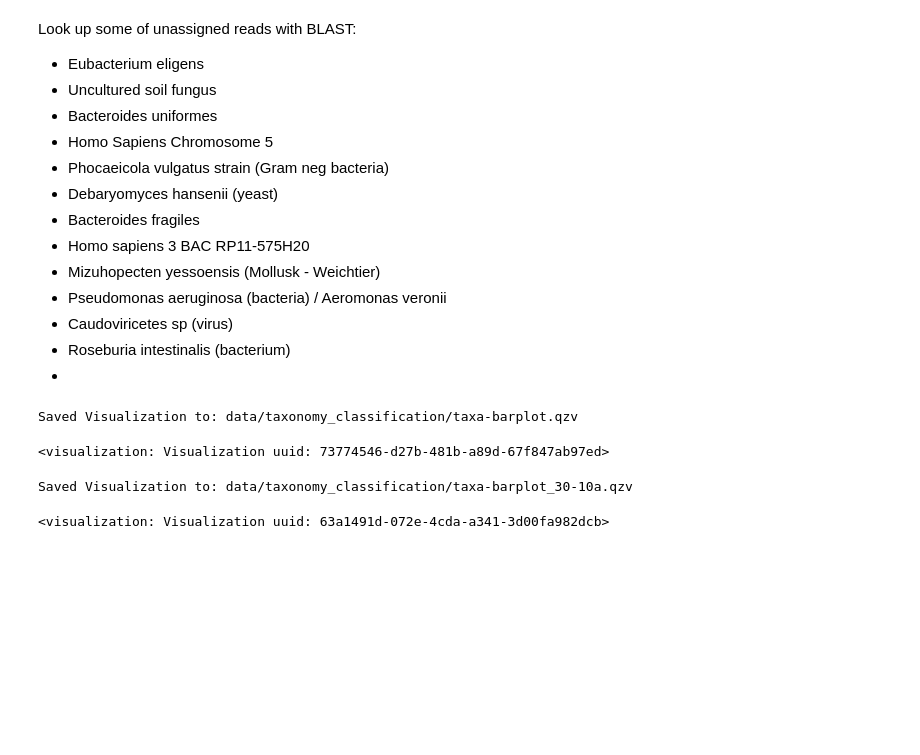
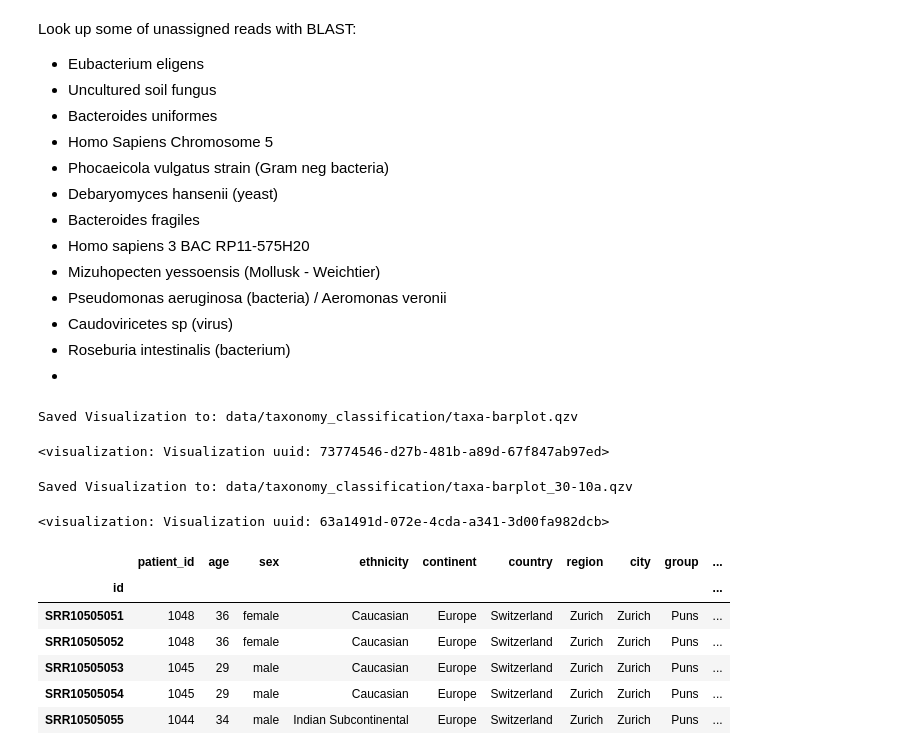
Before and after one commit to marie3003/pundemic, a Jupyter notebook: w4_taxonomy.ipynb, the cells around one changed output. Drawn from its saved outputs; the diff is of its cells as text; code cells hidden in the pictures; blank space fills up the shorter version.

Commit message:
inspected meta data of badly classified samples

```diff
--- a/w4_taxonomy.ipynb
+++ b/w4_taxonomy.ipynb
@@ -154,3 +155,14 @@ Saved Visualization to: data/taxonomy_classification/taxa-barplot_30-10a.qzv
 Visualization.load(f"{data_dir}/taxonomy_classification/taxa-barplot_30-10a.qzv")
 # %% [output]
 <visualization: Visualization uuid: 63a1491d-072e-4cda-a341-3d00fa982dcb>
+# %%
+meta_df = pd.read_csv(f'{data_dir}/pundemic_metadata.tsv', sep='\t', index_col=0)
+meta_df.head()
+# %% [output]
+|  | patient_id | age | sex | ethnicity | continent | country | region | city | group | ... |
+| id |  |  |  |  |  |  |  |  |  | ... |
+| SRR10505051 | 1048 | 36 | female | Caucasian | Europe | Switzerland | Zurich | Zurich | Puns | ... |
+| SRR10505052 | 1048 | 36 | female | Caucasian | Europe | Switzerland | Zurich | Zurich | Puns | ... |
+| SRR10505053 | 1045 | 29 | male | Caucasian | Europe | Switzerland | Zurich | Zurich | Puns | ... |
+| SRR10505054 | 1045 | 29 | male | Caucasian | Europe | Switzerland | Zurich | Zurich | Puns | ... |
+| SRR10505055 | 1044 | 34 | male | Indian Subcontinental | Europe | Switzerland | Zurich | Zurich | Puns | ... |
```
Also changed, not shown: parts of 2 cells of this notebook, 1 other file.
